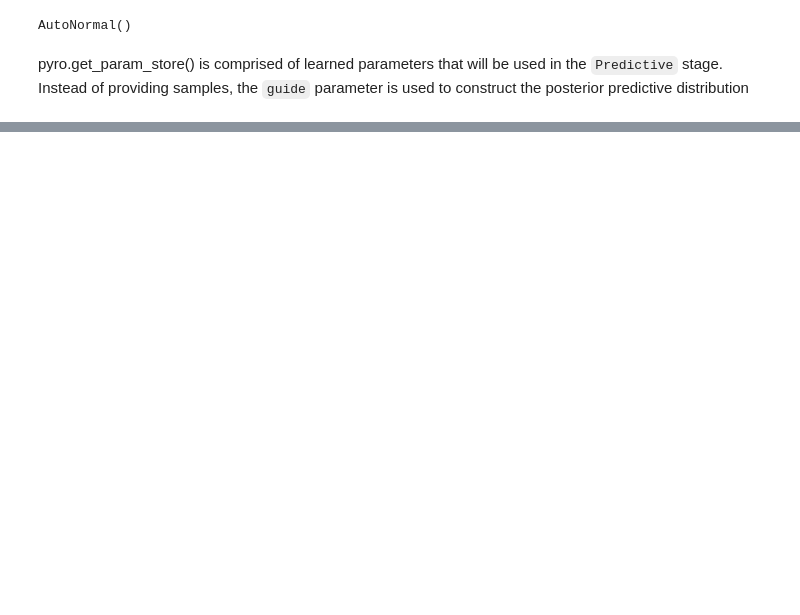
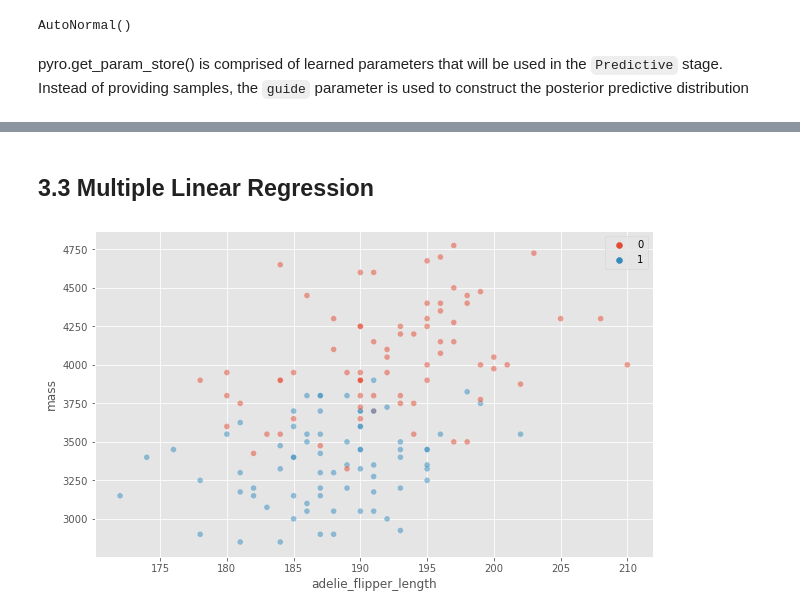
Before and after one commit to GStechschulte/books-with-code, a Jupyter notebook: bmcp/ch_3_pyro.ipynb, the cells around one changed output, grey strips where cells are left out. Cells and saved outputs as stored; diff of their text form; code cells hidden in the pictures; blank space fills up the shorter version.

Commit message:
ch.3 MLR and logistic regression

```diff
--- a/bmcp/ch_3_pyro.ipynb
+++ b/bmcp/ch_3_pyro.ipynb
@@ -404,0 +316,13 @@ plt.show()
+# %% [markdown]
+## 3.3 Multiple Linear Regression
+# %%
+sex_obs = torch.from_numpy(penguins.loc[adelie_mask, 'sex'].replace({'male': 0, 'female': 1}).values)
+
+plt.figure(figsize=(10, 6))
+sns.scatterplot(
+    x=adelie_flipper_length, y=adelie_mass_obs, hue=sex_obs, alpha=0.5)
+plt.xlabel('adelie_flipper_length')
+plt.ylabel('mass')
+plt.show()
+# %% [output]
+[figure, added]
```
Also changed, not shown: parts of 53 cells of this notebook.
